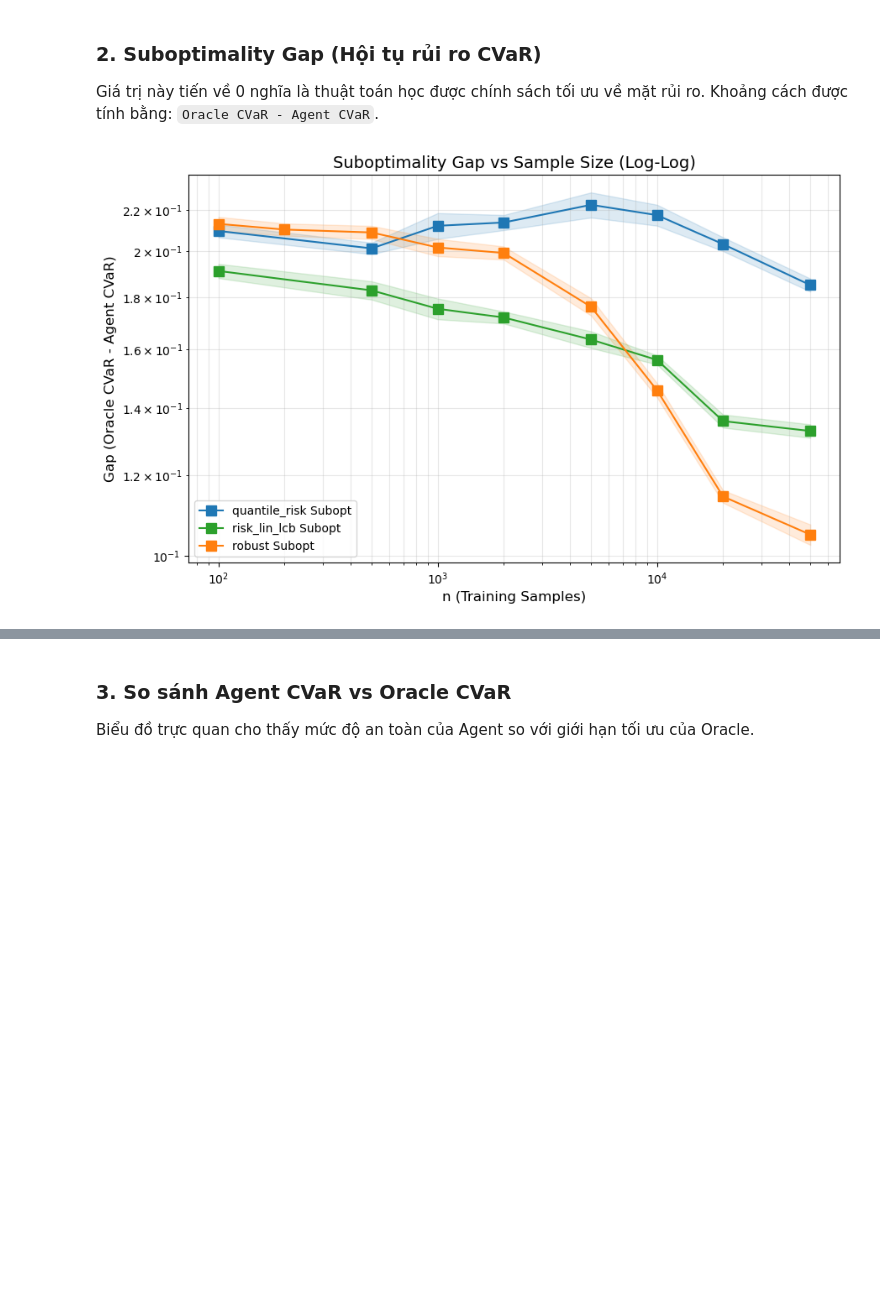
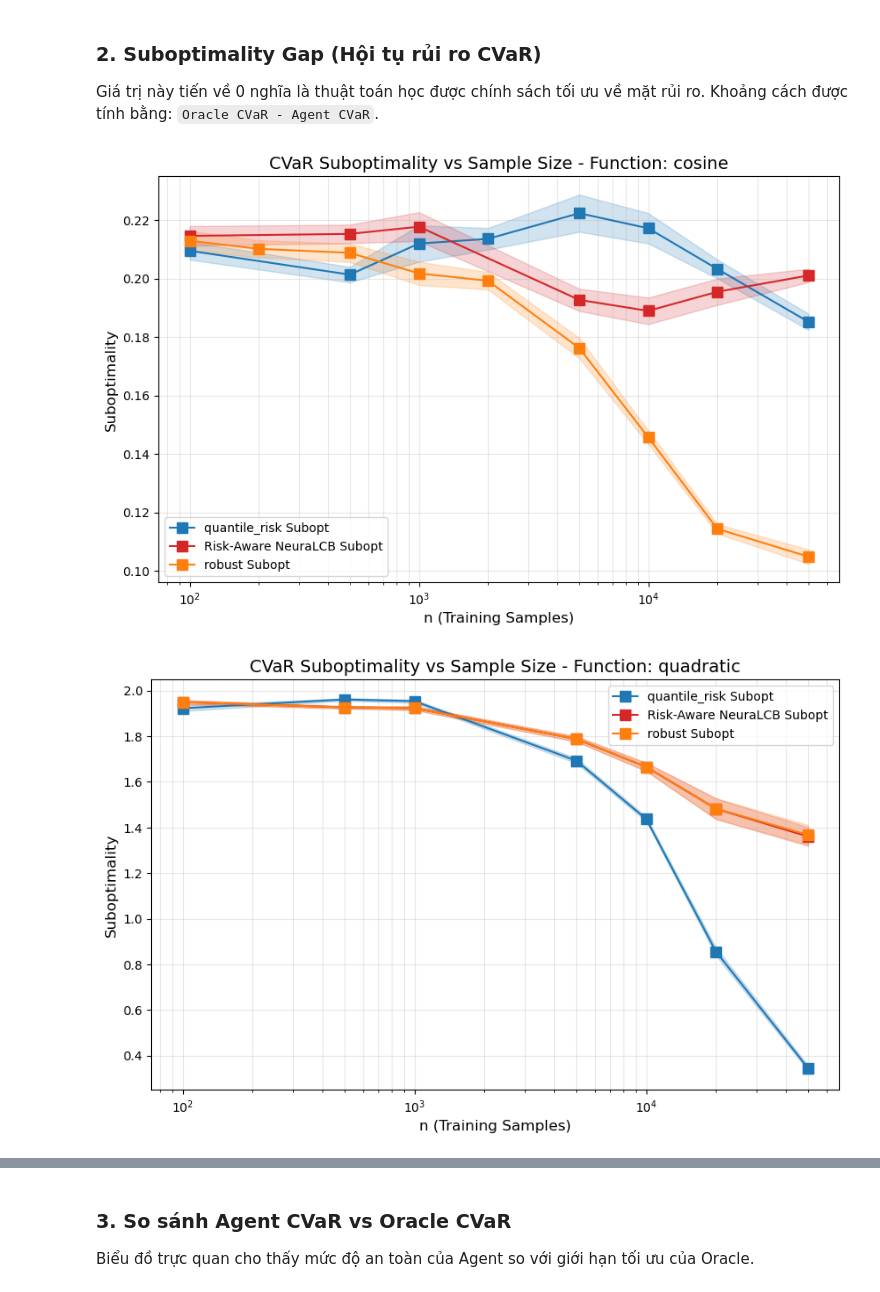
Before and after one commit to trito11/robust_risk_aware_bandits, a Jupyter notebook: plot_convergence.ipynb, the cells around one changed output, grey strips where cells are left out. Saved outputs shown, nothing was run; the diff lists cells and outputs as text; code cells hidden in the pictures; blank space fills up the shorter version.

Commit message:
add data

```diff
--- a/plot_convergence.ipynb
+++ b/plot_convergence.ipynb
@@ -112,21 +122,23 @@ plt.show()
 ### 2. Suboptimality Gap (Hội tụ rủi ro CVaR)
 Giá trị này tiến về 0 nghĩa là thuật toán học được chính sách tối ưu về mặt rủi ro. Khoảng cách được tính bằng: `Oracle CVaR - Agent CVaR`.
 # %%
-plt.figure(figsize=(10, 6))
-for algo, summary in all_summaries.items():
-    if not summary['n_extra']: continue
-    color = color_map.get(algo, None)
-    plt.plot(summary['n_extra'], summary['subopt_mean'], '-s', label=f"{algo} Subopt", markersize=8, color=color)
-    plt.fill_between(summary['n_extra'],
-                     np.array(summary['subopt_mean']) - np.array(summary['subopt_std']),
-                     np.array(summary['subopt_mean']) + np.array(summary['subopt_std']),
-                     alpha=0.15, color=color)
+for func_name, summaries in all_function_data.items():
+    plt.figure(figsize=(10, 6))
+    for algo, summary in summaries.items():
+        if not summary['n_extra']: continue
+        color = color_map.get(algo, None)
+        plt.plot(summary['n_extra'], summary['subopt_mean'], '-s', label=f"{label_map.get(algo, algo)} Subopt", markersize=8, color=color)
+        plt.fill_between(summary['n_extra'],
+                         np.array(summary['subopt_mean']) - np.array(summary['subopt_std']),
+                         np.array(summary['subopt_mean']) + np.array(summary['subopt_std']),
+                         alpha=0.2, color=color)
 
-plt.xscale('log'); plt.yscale('log')
-plt.title("Suboptimality Gap vs Sample Size (Log-Log)", fontsize=14)
-plt.xlabel("n (Training Samples)", fontsize=12); plt.ylabel("Gap (Oracle CVaR - Agent CVaR)", fontsize=12)
-plt.grid(True, which="both", alpha=0.3)
-plt.legend()
-plt.show()
+    plt.xscale('log')
+    plt.title(f"CVaR Suboptimality vs Sample Size - Function: {func_name}", fontsize=14)
+    plt.xlabel("n (Training Samples)", fontsize=12); plt.ylabel("Suboptimality", fontsize=12)
+    plt.grid(True, which="both", alpha=0.3)
+    plt.legend()
+    plt.show()
 # %% [output]
-[figure, old version]
+[figure, new version]
+[figure, added]
```
Also changed, not shown: parts of 4 cells of this notebook, 9 other files.
